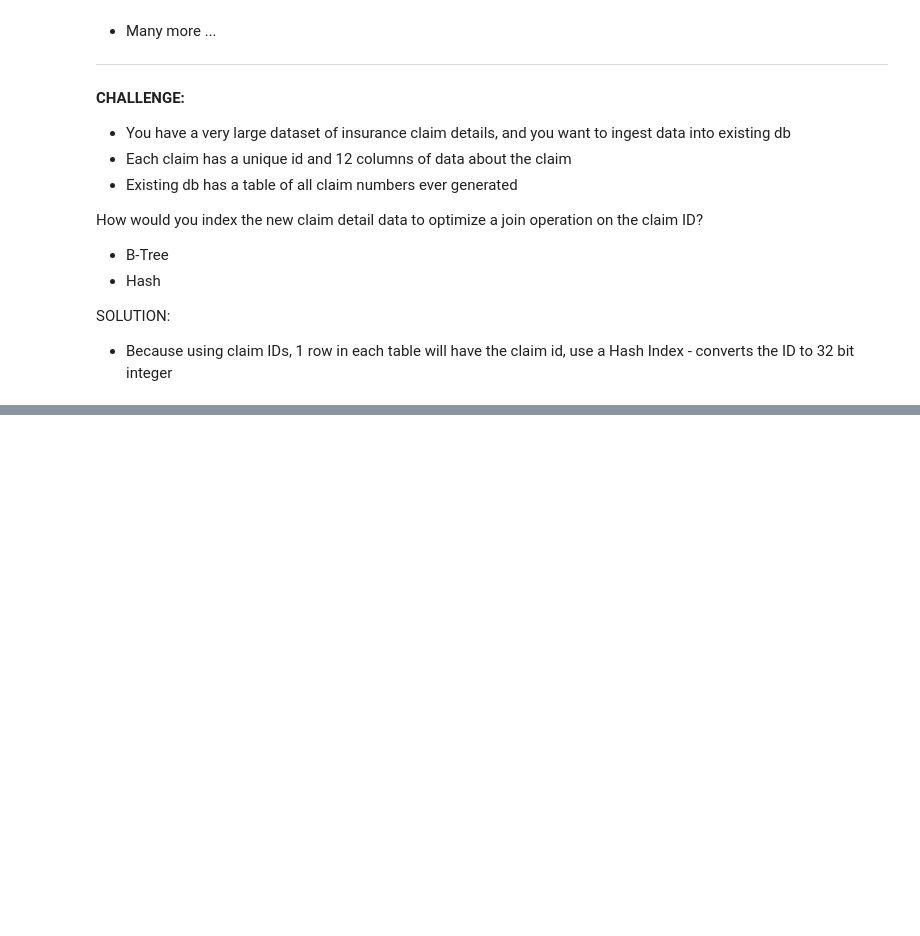
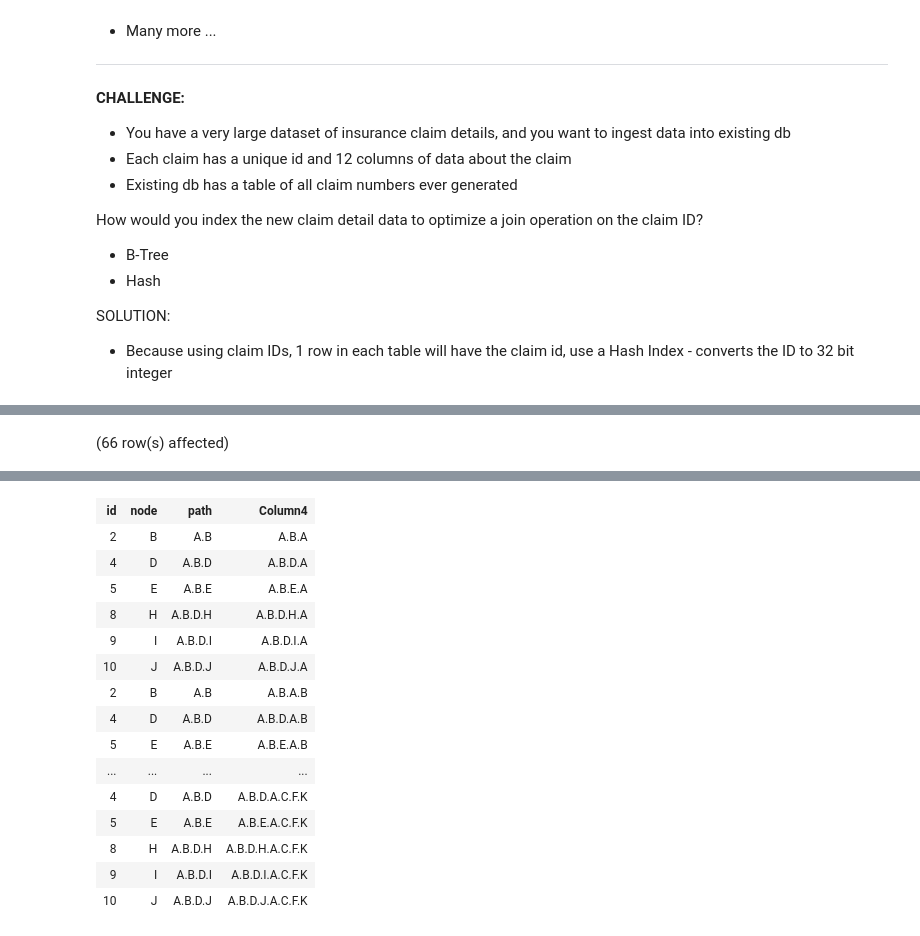
Before and after one commit to FreshOats/AdventureWorks, a Jupyter notebook: Advanced_SQL_for_DS_Notes.ipynb, the cells around one changed output, grey strips where cells are left out. Saved outputs shown, nothing was run; the diff lists cells and outputs as text; code cells hidden in the pictures; blank space fills up the shorter version.

```diff
--- a/Advanced_SQL_for_DS_Notes.ipynb
+++ b/Advanced_SQL_for_DS_Notes.ipynb
@@ -396,0 +1271,18 @@ Operators:
+# %%
+WITH paths_to_concat AS
+(
+    SELECT
+        *
+    FROM
+        paths_to_nodes p2
+    WHERE
+        path ~ '*.C.*'
+)
+SELECT p1.id, p1.node, p1.path, p1.path || p2.path -- This || concatenates p1 and p2 paths
+FROM
+    paths_to_nodes p1,
+    paths_to_nodes p2
+WHERE
+    p1.path ~ '*.B.*'
+# %% [output]
+(66 row(s) affected)
@@ -396,0 +1290,16 @@ Operators:
+| id | node | path | Column4 |
+| 2 | B | A.B | A.B.A |
+| 4 | D | A.B.D | A.B.D.A |
+| 5 | E | A.B.E | A.B.E.A |
+| 8 | H | A.B.D.H | A.B.D.H.A |
+| 9 | I | A.B.D.I | A.B.D.I.A |
+| 10 | J | A.B.D.J | A.B.D.J.A |
+| 2 | B | A.B | A.B.A.B |
+| 4 | D | A.B.D | A.B.D.A.B |
+| 5 | E | A.B.E | A.B.E.A.B |
+| ... | ... | ... | ... |
+| 4 | D | A.B.D | A.B.D.A.C.F.K |
+| 5 | E | A.B.E | A.B.E.A.C.F.K |
+| 8 | H | A.B.D.H | A.B.D.H.A.C.F.K |
+| 9 | I | A.B.D.I | A.B.D.I.A.C.F.K |
+| 10 | J | A.B.D.J | A.B.D.J.A.C.F.K |
```
Also changed, not shown: parts of 55 cells of this notebook.
